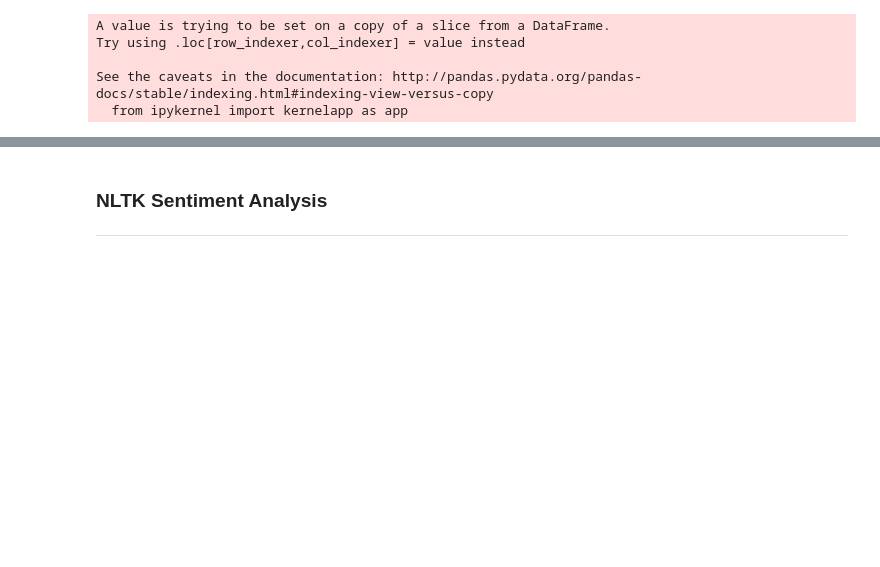
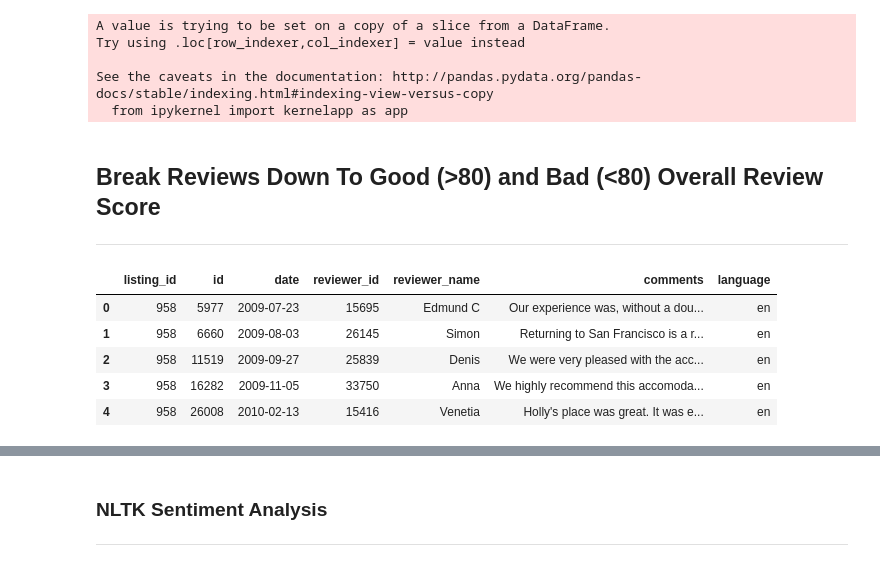
Before and after one commit to evolevelynli/capstone_project, a Jupyter notebook: code/1. Cleaning and EDA .ipynb, the cells around one changed output, grey strips where cells are left out. Cells and saved outputs as stored; diff of their text form; code cells hidden in the pictures; blank space fills up the shorter version.

```diff
--- a/code/1. Cleaning and EDA .ipynb
+++ b/code/1. Cleaning and EDA .ipynb
@@ -192,0 +193,3 @@ english_reveiw.to_csv('data/english_comments_only.csv')
+# %% [markdown]
+## Break Reviews Down To Good (>80) and Bad (<80) Overall Review Score
+---
@@ -192,0 +198,9 @@ english_reveiw.to_csv('data/english_comments_only.csv')
+# %%
+english_review.head()
+# %% [output]
+|  | listing_id | id | date | reviewer_id | reviewer_name | comments | language |
+| 0 | 958 | 5977 | 2009-07-23 | 15695 | Edmund C | Our experience was, without a dou... | en |
+| 1 | 958 | 6660 | 2009-08-03 | 26145 | Simon | Returning to San Francisco is a r... | en |
+| 2 | 958 | 11519 | 2009-09-27 | 25839 | Denis | We were very pleased with the acc... | en |
+| 3 | 958 | 16282 | 2009-11-05 | 33750 | Anna | We highly recommend this accomoda... | en |
+| 4 | 958 | 26008 | 2010-02-13 | 15416 | Venetia | Holly's place was great. It was e... | en |
```
Also changed, not shown: parts of 36 cells of this notebook, 7 other files.
